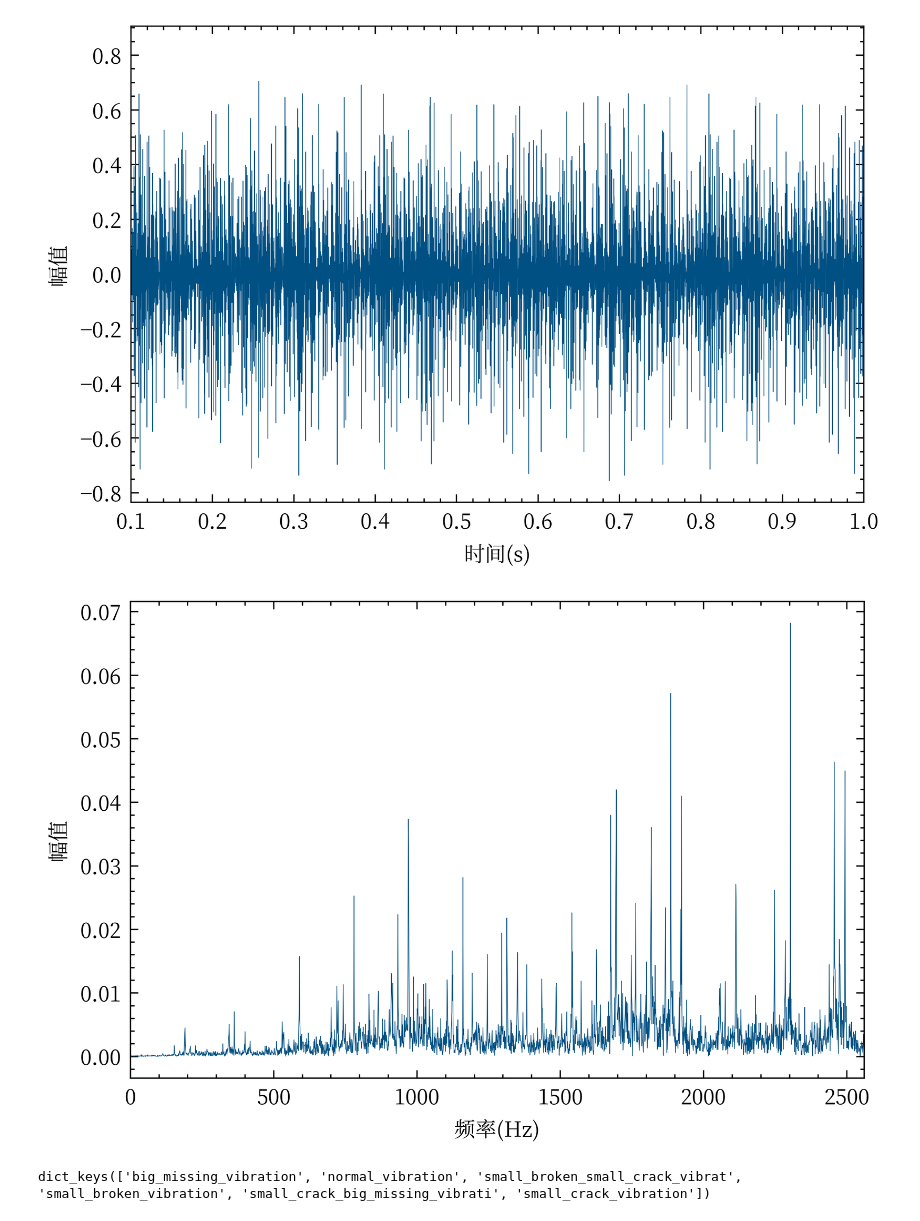
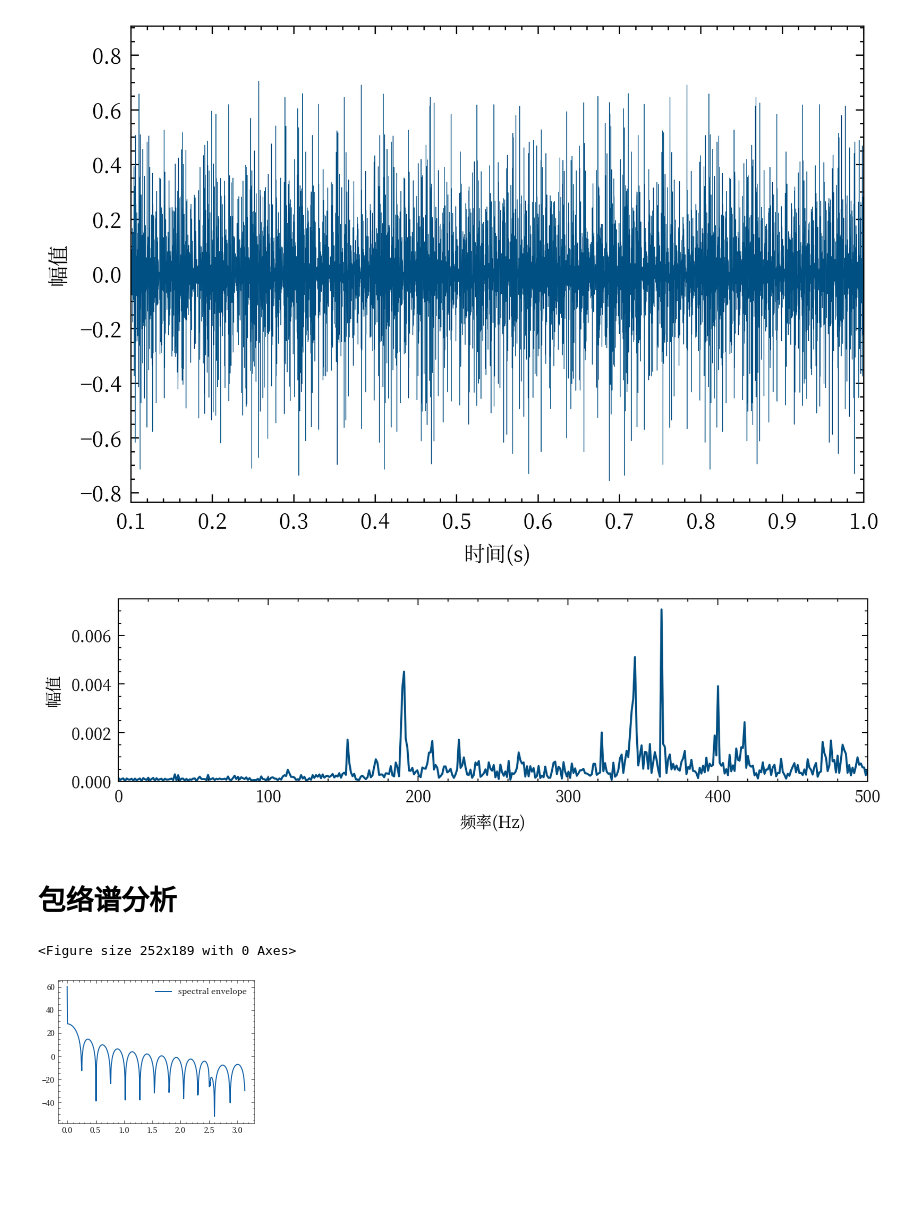
Before and after one commit to bakulaibuji/AdaClust_CompoundFaults, a Jupyter notebook: plot/simulation_analysis.ipynb, the cells around one changed output. Cells and saved outputs as stored; diff of their text form; code cells hidden in the pictures; blank space fills up the shorter version.

```diff
--- a/plot/simulation_analysis.ipynb
+++ b/plot/simulation_analysis.ipynb
@@ -70,12 +70,12 @@ params = {
 rcParams.update(params)
 plt.style.use(['science', 'no-latex', 'cjk-sc-font'])
 # %%
-dataPath = Path("D:\\projects\\2022-01 Graduation\\仿真振动信号数据")
+dataPath = Path("D:\\ShareFiles")
 file = dataPath / "vibration_sum.xlsx"
 
 data = pd.read_excel(file, sheet_name=None)
 # %%
-sheetName = 'vibration_normal'
+sheetName = 'normal_vibration'
 sampling_frequency = 5120
 signals = data[sheetName]
 time = signals['Unnamed: 0'][500:]
@@ -92,17 +92,59 @@ plt.show()
 # %% [output]
 [figure]
 # %%
-fig, ax = plt.subplots(1, 1, figsize=(6 / 1.2, 4 / 1.2), dpi=600)
+fig, ax = plt.subplots(1, 1, figsize=(8 / 1.2, 2 / 1.2), dpi=300)
 fre, amp = FFT.fft(sig, sampling_frequency)
-ax.plot(fre, amp, color=(0, 80 / 255, 131 / 255), linewidth=0.25)
+ax.plot(fre, amp, color=(0, 80 / 255, 131 / 255), linewidth=1)
 ax.set_xlabel('频率(Hz)')
 ax.set_ylabel('幅值')
-ax.set_xlim(0, 5120 / 2)
-plt.savefig('figs/simulation_frequency_domain_normal.png', dpi=300, bbox_inches='tight',
-            pad_inches=0, transparent=True)
+ax.set_xlim(0, 500)
+ax.set_ylim(0, 0.0075)
+plt.savefig('figs/simulation_frequency_domain_normal_500.png', dpi=300, bbox_inches='tight',
+            transparent=True)
 # %% [output]
-[figure, old version]
+[figure, new version]
-# %%
-data.keys()
-# %% [output]
-dict_keys(['big_missing_vibration', 'normal_vibration', 'small_broken_small_crack_vibrat', 'small_broken_vibration', 'small_crack_big_missing_vibrati', 'small_crack_vibration'])
+# %% [markdown]
+# 包络谱分析
+# %%
+from scipy import signal
+from scipy.signal import hilbert
+
+# 定义信号
+signal = np.sin(2 * np.pi * 100 * np.linspace(0, 1, 1000))
+
+# 计算信号的包络谱
+analytic_signal = hilbert(sig)
+envelope = np.abs(analytic_signal)
+
+# 绘制
+ax.plot(envelope, color=(0, 80 / 255, 131 / 255), linewidth=0.25)
+ax.set_xlabel('频率(Hz)')
+ax.set_ylabel('幅值')
+ax.set_xlim(0, sampling_frequency // 2)
+plt.savefig('figs/simulation_frequency_domain_normal_spectrum_envelope.png', dpi=300, bbox_inches='tight',
+            pad_inches=0, transparent=True)
+# %% [output]
+<Figure size 252x189 with 0 Axes>
+# %%
+import numpy as np
+from scipy.signal import hilbert, freqz
+import matplotlib.pyplot as plt
+
+# 定义信号
+signal = np.sin(2 * np.pi * 100 * np.linspace(0, 1, 1000))
+
+# 计算信号的频谱包络谱
+analytic_signal = hilbert(signal)
+envelope = np.abs(analytic_signal)
+
+# 绘制频谱
+f, H = freqz(envelope)
+
+# 绘制结果
+plt.plot(f, 20 * np.log10(H), label='spectral envelope')
+plt.legend()
+
+# 显示图像
+plt.show()
+# %% [output]
+[figure, added]
```
Also changed, not shown: 6 other files.
